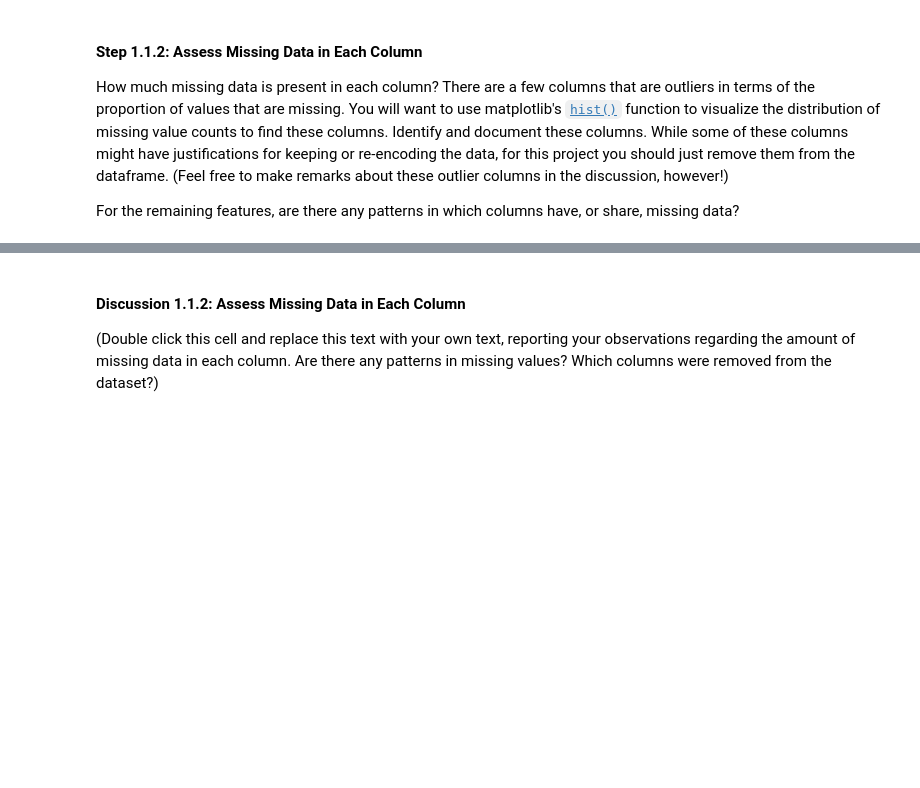
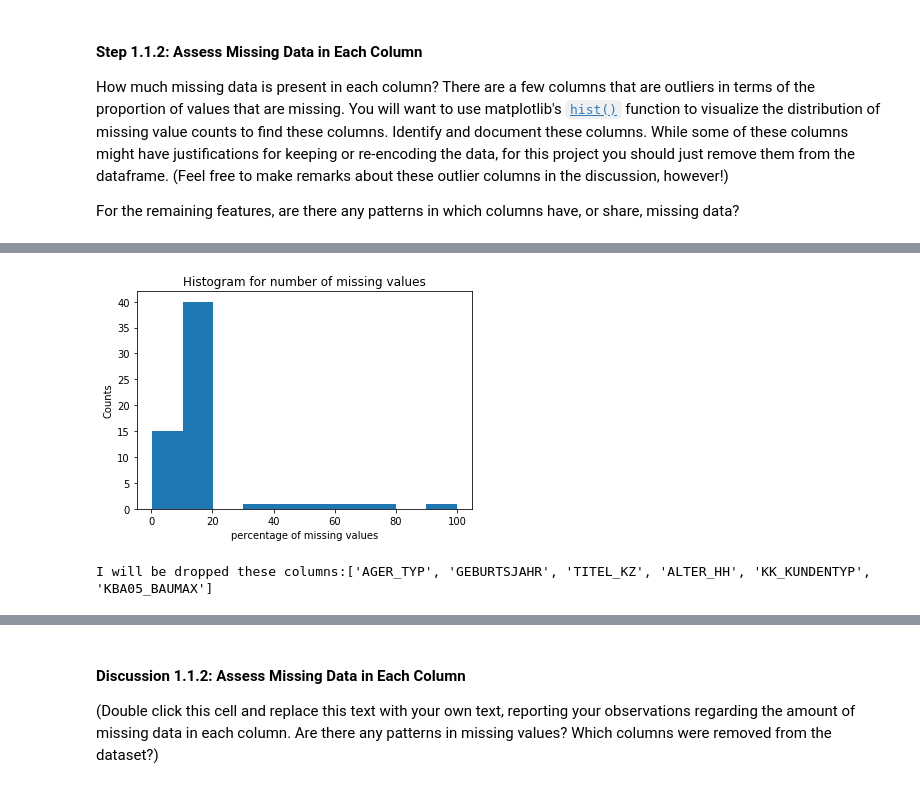
Before and after one commit to aalsudairi/Identify_Customer_Segments, a Jupyter notebook: Identify_Customer_Segments.ipynb, the cells around one changed output, grey strips where cells are left out. Saved outputs shown, nothing was run; the diff lists cells and outputs as text; code cells hidden in the pictures; blank space fills up the shorter version.

```diff
--- a/Identify_Customer_Segments.ipynb
+++ b/Identify_Customer_Segments.ipynb
@@ -167,3 +167,4 @@ For the remaining features, are there any patterns in which columns have, or sha
 # %%
 # Perform an assessment of how much missing data there is in each column of the
 # dataset.
+percent_missing = azdias.isnull().sum()
@@ -171,0 +171,3 @@ For the remaining features, are there any patterns in which columns have, or sha
+# %%
+percent_missing=percent_missing[percent_missing>0]/(azdias.shape[0])*100
+percent_missing.sort_values()
@@ -171,0 +192,10 @@ For the remaining features, are there any patterns in which columns have, or sha
+# %%
+plt.hist(percent_missing)
+
+
+plt.xlabel('percentage of missing values')
+plt.ylabel('Counts')
+plt.title('Histogram for number of missing values')
+plt.show()
+# %% [output]
+[figure, added]
@@ -172,3 +204,7 @@ For the remaining features, are there any patterns in which columns have, or sha
 # %%
 # Remove the outlier columns from the dataset. (You'll perform other data
 # engineering tasks such as re-encoding and imputation later.)
+outliers_columns  = percent_missing_20.index.tolist()
+print('I will be dropped these columns:{}'.format(outliers_columns ))
+# %% [output]
+I will be dropped these columns:['AGER_TYP', 'GEBURTSJAHR', 'TITEL_KZ', 'ALTER_HH', 'KK_KUNDENTYP', 'KBA05_BAUMAX']
```
Also changed, not shown: parts of 25 cells of this notebook.
